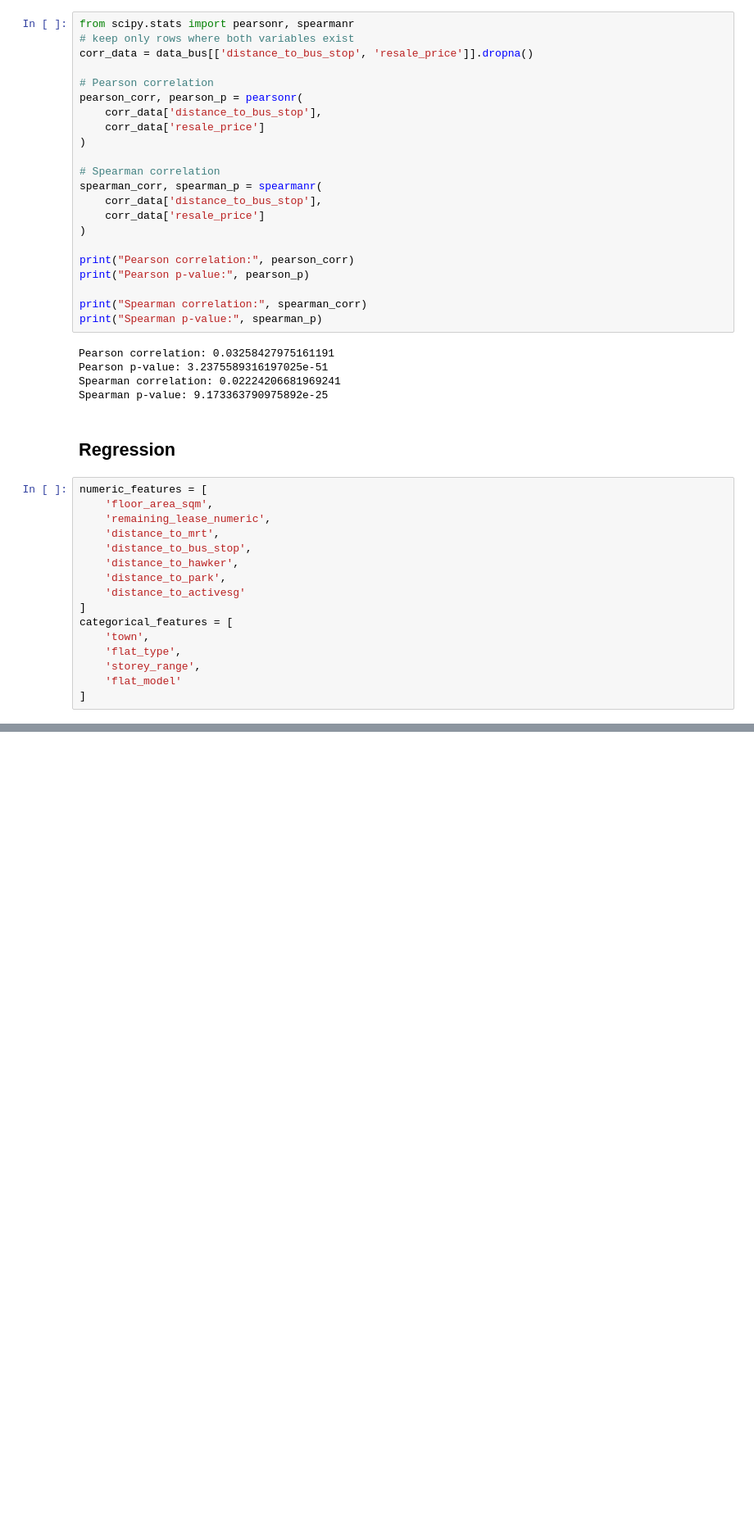
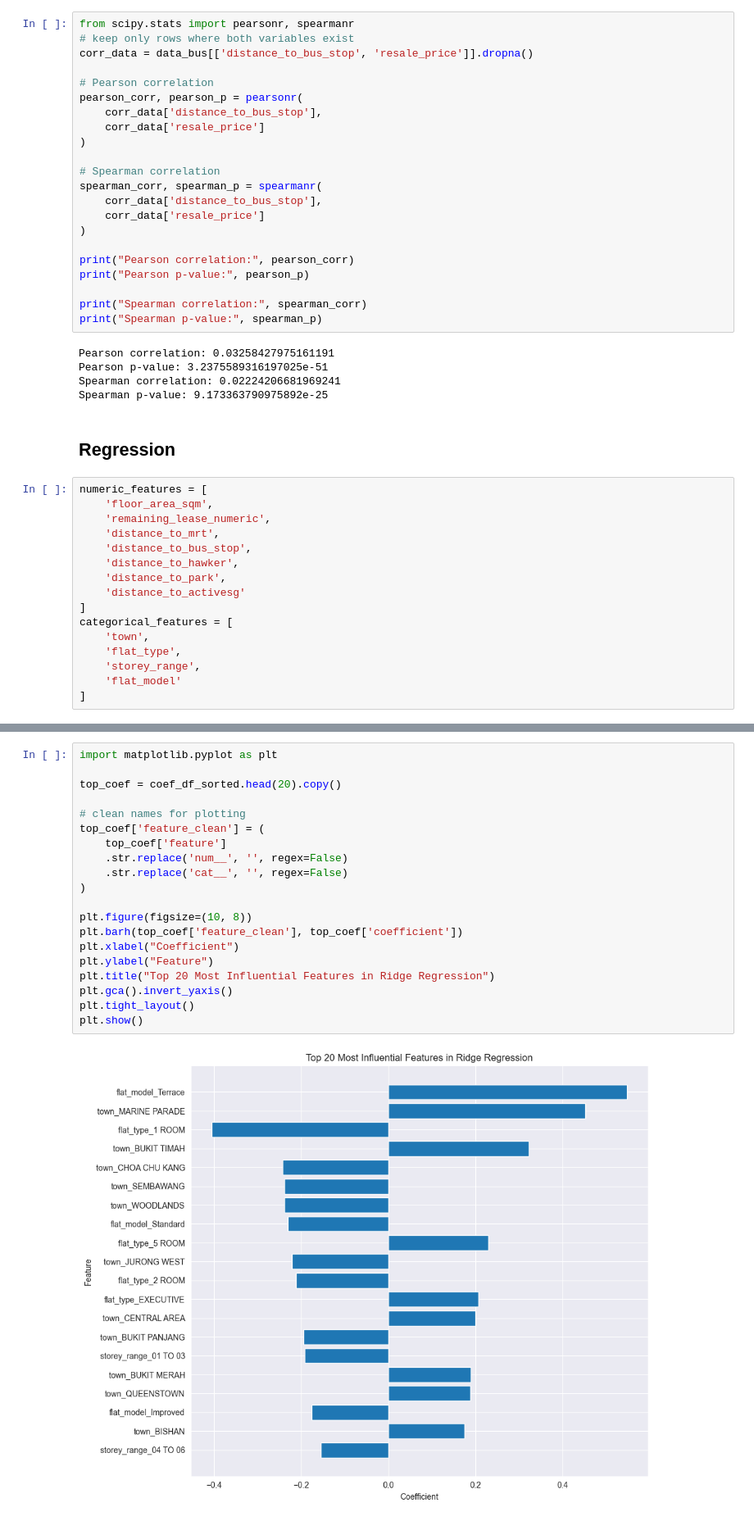
Before and after one commit to yume-24/Introductory-data-science-PBL-1-, a Jupyter notebook: PBL1.ipynb, the cells around one changed output, grey strips where cells are left out. Shown at 82% size. Drawn from its saved outputs; the diff is of its cells as text; blank space fills up the shorter version.

Commit message:
regression and coefficient analysis

```diff
--- a/PBL1.ipynb
+++ b/PBL1.ipynb
@@ -223,0 +275,22 @@ R²: 0.7052898806849547
+# %%
+import matplotlib.pyplot as plt
+
+top_coef = coef_df_sorted.head(20).copy()
+
+# clean names for plotting
+top_coef['feature_clean'] = (
+    top_coef['feature']
+    .str.replace('num__', '', regex=False)
+    .str.replace('cat__', '', regex=False)
+)
+
+plt.figure(figsize=(10, 8))
+plt.barh(top_coef['feature_clean'], top_coef['coefficient'])
+plt.xlabel("Coefficient")
+plt.ylabel("Feature")
+plt.title("Top 20 Most Influential Features in Ridge Regression")
+plt.gca().invert_yaxis()
+plt.tight_layout()
+plt.show()
+# %% [output]
+[figure, added]
```
Also changed, not shown: parts of 7 cells of this notebook.
